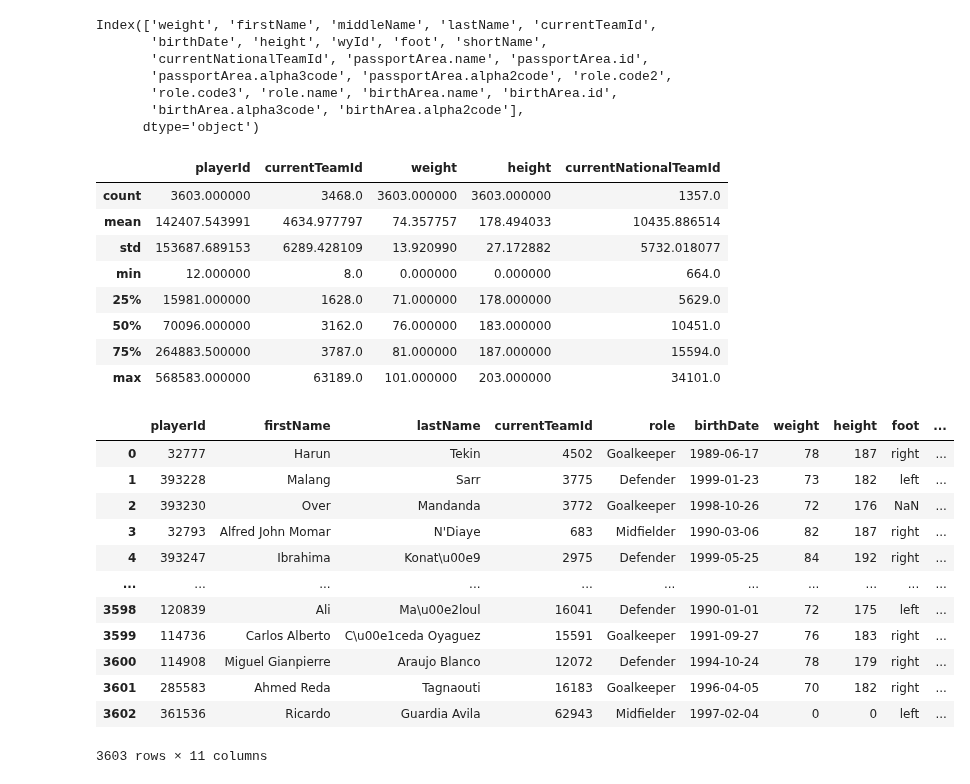
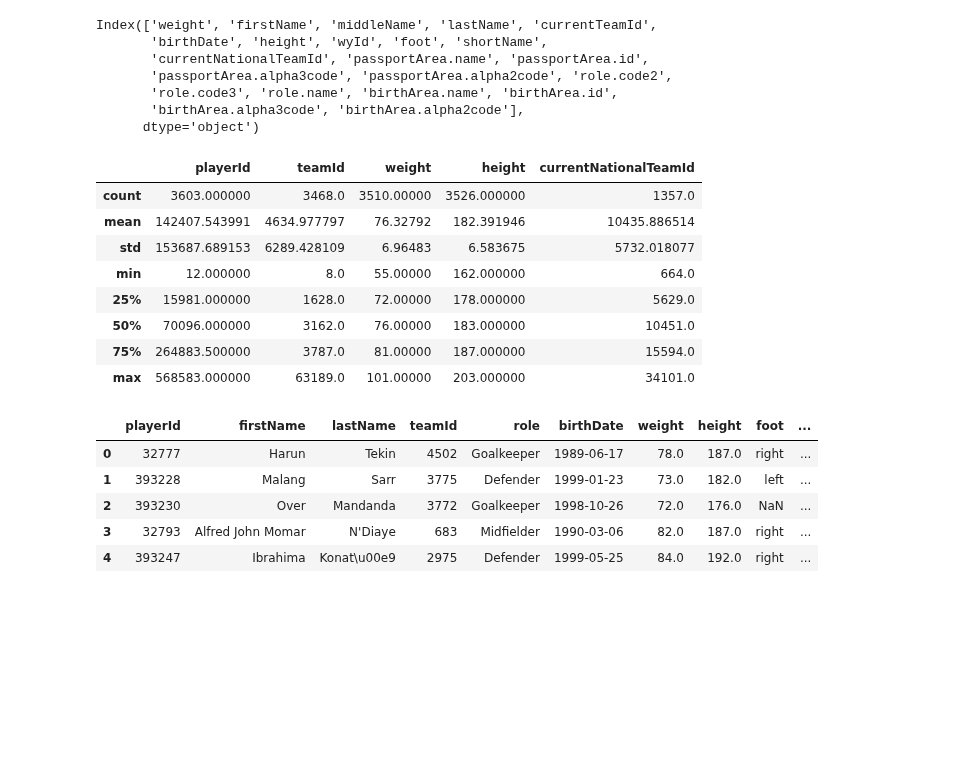
Before and after one commit to dilancroos/data_science_project, a Jupyter notebook: main.ipynb, the cells around one changed output. Drawn from its saved outputs; the diff is of its cells as text; code cells hidden in the pictures; blank space fills up the shorter version.

```diff
--- a/main.ipynb
+++ b/main.ipynb
@@ -305,32 +327,26 @@ player_df_norm.rename(columns={'wyId': 'playerId', 'role.name': 'role'}, inplace
 player_df_norm = player_df_norm[['playerId', 'firstName', 'lastName', 'currentTeamId', 'role', 'birthDate', 'weight', 'height', 'foot', 'currentNationalTeamId', 'birthArea.name']]
 player_df_norm[['currentTeamId', 'currentNationalTeamId']] = pd.DataFrame({
     k: pd.to_numeric(v, errors='coerce') for k, v in player_df_norm[['currentTeamId', 'currentNationalTeamId']].items()}, dtype='Int64')
-player_df_norm[['currentTeamId', 'currentNationalTeamId']] = player_df_norm[['currentTeamId', 'currentNationalTeamId']].replace(0, np.nan)
+player_df_norm = player_df_norm.replace(0, np.nan)
+player_df_norm.rename(columns={'currentTeamId': 'teamId'}, inplace=True)
 player_df_norm['foot'] = player_df_norm['foot'].replace('', np.nan)
 player_df_norm.describe()
 # %% [output]
-|  | playerId | currentTeamId | weight | height | currentNationalTeamId |
-| count | 3603.000000 | 3468.0 | 3603.000000 | 3603.000000 | 1357.0 |
-| mean | 142407.543991 | 4634.977797 | 74.357757 | 178.494033 | 10435.886514 |
-| std | 153687.689153 | 6289.428109 | 13.920990 | 27.172882 | 5732.018077 |
-| min | 12.000000 | 8.0 | 0.000000 | 0.000000 | 664.0 |
-| 25% | 15981.000000 | 1628.0 | 71.000000 | 178.000000 | 5629.0 |
-| 50% | 70096.000000 | 3162.0 | 76.000000 | 183.000000 | 10451.0 |
-| 75% | 264883.500000 | 3787.0 | 81.000000 | 187.000000 | 15594.0 |
-| max | 568583.000000 | 63189.0 | 101.000000 | 203.000000 | 34101.0 |
+|  | playerId | teamId | weight | height | currentNationalTeamId |
+| count | 3603.000000 | 3468.0 | 3510.00000 | 3526.000000 | 1357.0 |
+| mean | 142407.543991 | 4634.977797 | 76.32792 | 182.391946 | 10435.886514 |
+| std | 153687.689153 | 6289.428109 | 6.96483 | 6.583675 | 5732.018077 |
+| min | 12.000000 | 8.0 | 55.00000 | 162.000000 | 664.0 |
+| 25% | 15981.000000 | 1628.0 | 72.00000 | 178.000000 | 5629.0 |
+| 50% | 70096.000000 | 3162.0 | 76.00000 | 183.000000 | 10451.0 |
+| 75% | 264883.500000 | 3787.0 | 81.00000 | 187.000000 | 15594.0 |
+| max | 568583.000000 | 63189.0 | 101.00000 | 203.000000 | 34101.0 |
 # %%
-player_df_norm
+player_df_norm.head()
 # %% [output]
-|  | playerId | firstName | lastName | currentTeamId | role | birthDate | weight | height | foot | ... |
-| 0 | 32777 | Harun | Tekin | 4502 | Goalkeeper | 1989-06-17 | 78 | 187 | right | ... |
-| 1 | 393228 | Malang | Sarr | 3775 | Defender | 1999-01-23 | 73 | 182 | left | ... |
-| 2 | 393230 | Over | Mandanda | 3772 | Goalkeeper | 1998-10-26 | 72 | 176 | NaN | ... |
-| 3 | 32793 | Alfred John Momar | N'Diaye | 683 | Midfielder | 1990-03-06 | 82 | 187 | right | ... |
-| 4 | 393247 | Ibrahima | Konat\u00e9 | 2975 | Defender | 1999-05-25 | 84 | 192 | right | ... |
-| ... | ... | ... | ... | ... | ... | ... | ... | ... | ... | ... |
-| 3598 | 120839 | Ali | Ma\u00e2loul | 16041 | Defender | 1990-01-01 | 72 | 175 | left | ... |
-| 3599 | 114736 | Carlos Alberto | C\u00e1ceda Oyaguez | 15591 | Goalkeeper | 1991-09-27 | 76 | 183 | right | ... |
-| 3600 | 114908 | Miguel Gianpierre | Araujo Blanco | 12072 | Defender | 1994-10-24 | 78 | 179 | right | ... |
-| 3601 | 285583 | Ahmed Reda | Tagnaouti | 16183 | Goalkeeper | 1996-04-05 | 70 | 182 | right | ... |
-| 3602 | 361536 | Ricardo | Guardia Avila | 62943 | Midfielder | 1997-02-04 | 0 | 0 | left | ... |
+|  | playerId | firstName | lastName | teamId | role | birthDate | weight | height | foot | ... |
+| 0 | 32777 | Harun | Tekin | 4502 | Goalkeeper | 1989-06-17 | 78.0 | 187.0 | right | ... |
+| 1 | 393228 | Malang | Sarr | 3775 | Defender | 1999-01-23 | 73.0 | 182.0 | left | ... |
+| 2 | 393230 | Over | Mandanda | 3772 | Goalkeeper | 1998-10-26 | 72.0 | 176.0 | NaN | ... |
+| 3 | 32793 | Alfred John Momar | N'Diaye | 683 | Midfielder | 1990-03-06 | 82.0 | 187.0 | right | ... |
+| 4 | 393247 | Ibrahima | Konat\u00e9 | 2975 | Defender | 1999-05-25 | 84.0 | 192.0 | right | ... |
-3603 rows × 11 columns
```
Also changed, not shown: parts of 7 cells of this notebook.
